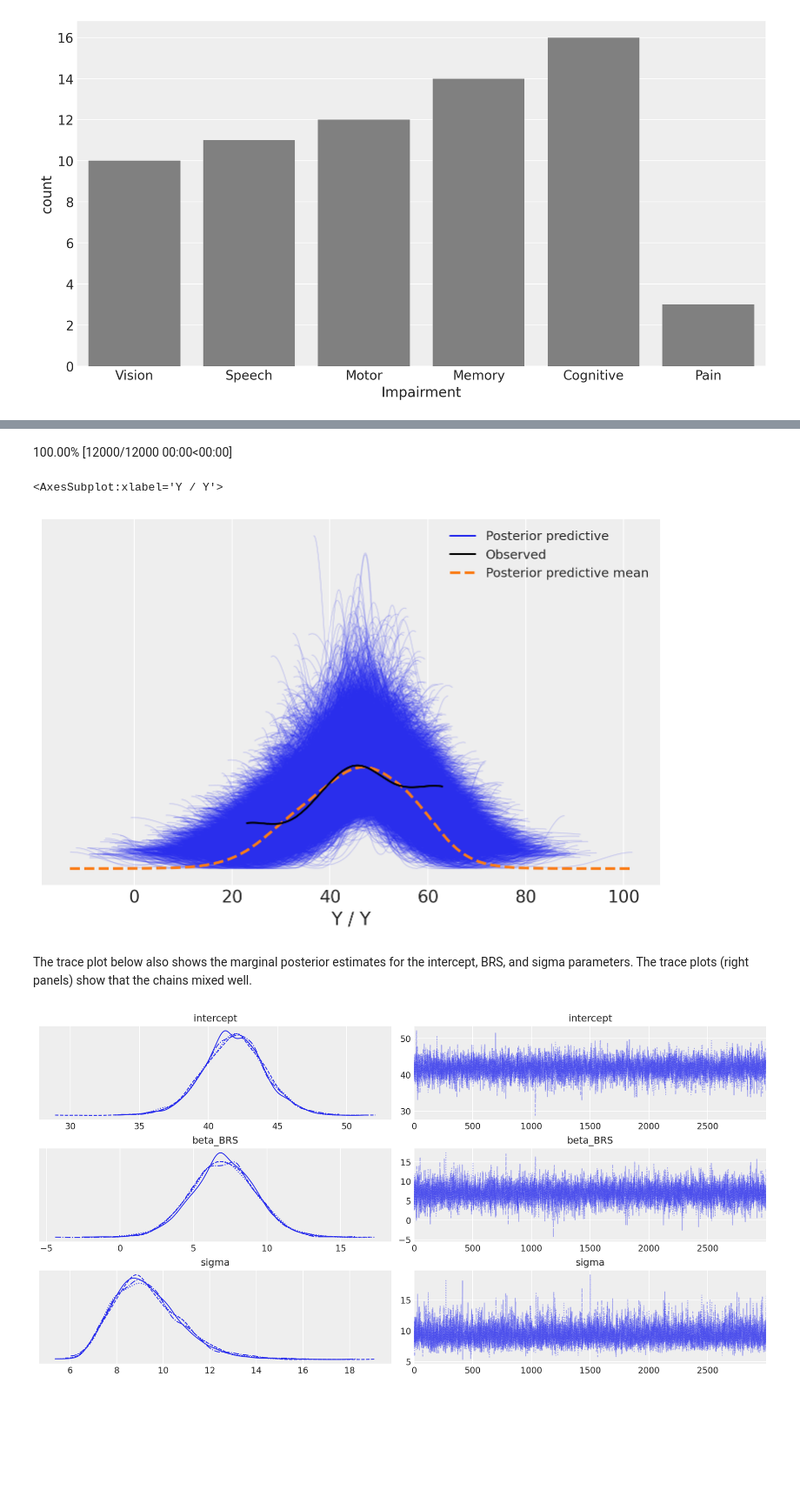
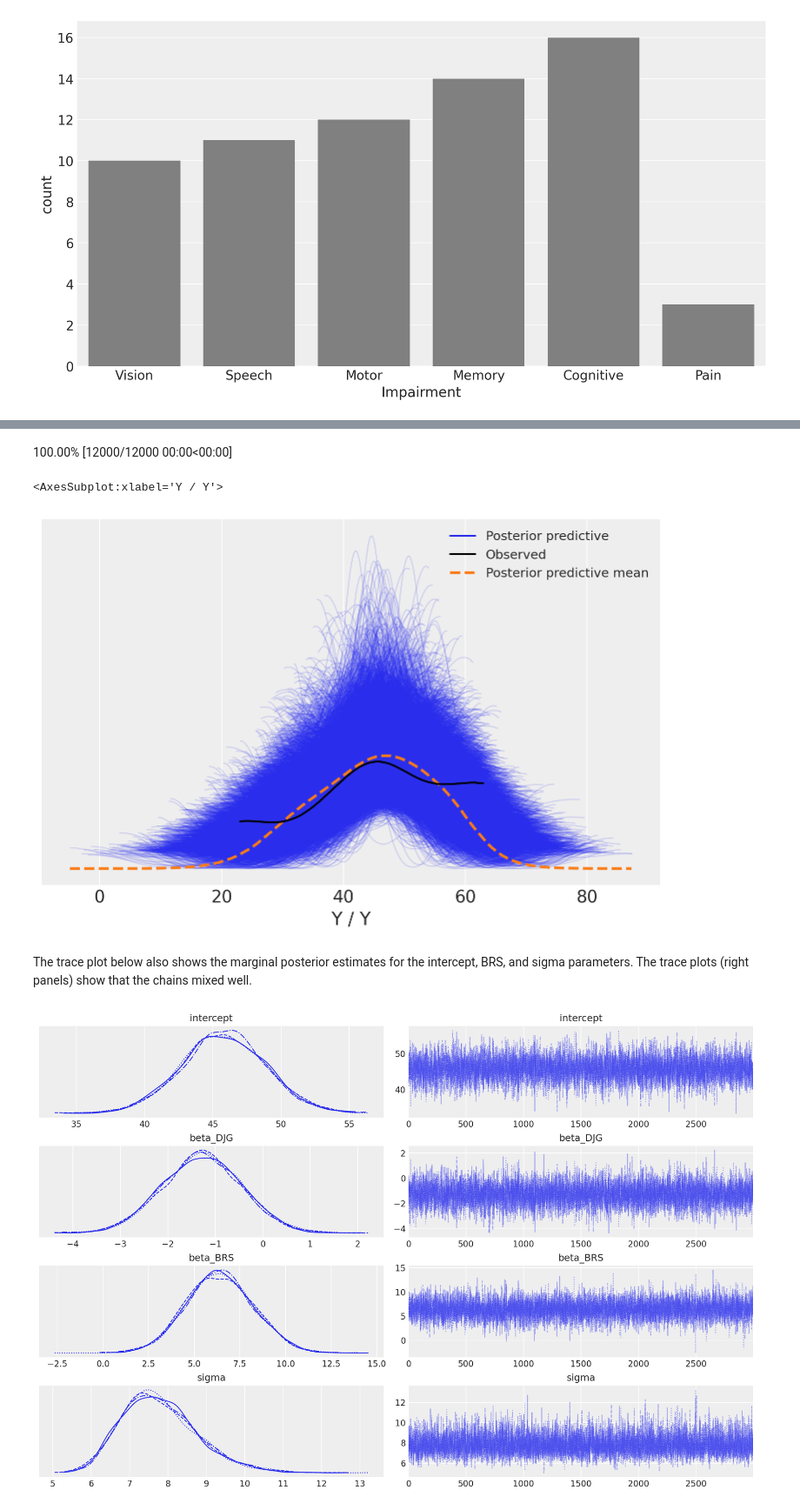
Before and after one commit to gpwilliams/bi_loneliness, a Jupyter notebook: python/analysis.ipynb, the cells around one changed output, grey strips where cells are left out. Shown at 87% size. Saved outputs shown, nothing was run; the diff lists cells and outputs as text; code cells hidden in the pictures; blank space fills up the shorter version.

Commit message:
Update analysis.ipynb
Finalised the code for all model fitting, comparison, and evaluation.

```diff
--- a/python/analysis.ipynb
+++ b/python/analysis.ipynb
@@ -139,0 +38,11 @@ comp_loo
+# %%
+# make the simplex parameters for the DJG data
+X = np.array(dat.DJG.astype(int))
+ncat = len(np.unique(X))
+df = ncat -1
+con_simo = np.ones(df)
+
+Xmo = np.zeros((len(X), ncat), int)
+for ic, i in enumerate(X):
+    if i > 0:
+        Xmo[ic, :i+1] = np.arange(i + 1)
@@ -139,0 +51,2 @@ comp_loo
+# %%
+dat['BRS_cat'] = np.asarray(np.where(dat['BRS'] < 3, -1, 1)) # difference coding
@@ -139,0 +65,14 @@ comp_loo
+# %%
+a = aesara.shared(np.zeros(1,))
+
+with pm.Model() as full_m_model:
+    intercept = pm.Normal('intercept', mu=40., sigma=10.)
+    beta_DJG = pm.Normal('beta_DJG', mu=0., sigma=2.5)
+    beta_BRS = pm.Normal('beta_BRS', mu=0., sigma=10.)
+    sigma = pm.Exponential('sigma', lam=1.)
+    simo_t = pm.Dirichlet('simo', a=con_simo)
+    simo = at.concatenate([a, simo_t])
+
+    mu = intercept + beta_BRS * np.asarray(dat.BRS_cat) + beta_DJG * at.sum(simo[Xmo], axis=1)
+    obs = pm.Normal('Y', mu=mu, sigma=sigma, observed=dat['WEMWBS'].values)
+    full_m_trace = pm.sample(draws = 3000, tune = 3000, chains = 4, return_inferencedata=True)
@@ -139,0 +86,11 @@ comp_loo
+# %%
+with pm.Model() as full_c_model:
+    intercept = pm.Normal('intercept', mu=40., sigma=10.)
+    beta_DJG = pm.Normal('beta_DJG', mu=0., sigma=2.5)
+    beta_BRS = pm.Normal('beta_BRS', mu=0., sigma=10.)
+
+    sigma = pm.Exponential('sigma', lam=1.)
+
+    mu = intercept + beta_DJG * dat['DJG'].astype(float).values + beta_BRS * dat['BRS_cat'].values
+    obs = pm.Normal('Y', mu=mu, sigma=sigma, observed=dat['WEMWBS'].values)
+    full_c_trace = pm.sample(draws = 3000, tune = 3000, chains = 4, return_inferencedata=True)
@@ -229,13 +334,13 @@ Below we show the posterior predictive check for the final, reported model. Here
 # %%
-ppc = pm.sample_posterior_predictive(trace2, model=fit2)
+ppc = pm.sample_posterior_predictive(full_c_trace, model=full_c_model)
 az.plot_ppc(ppc)
 # %% [output]
 100.00% [12000/12000 00:00<00:00]
 <AxesSubplot:xlabel='Y / Y'>
-[figure, old version]
+[figure, new version]
 # %% [markdown]
 The trace plot below also shows the marginal posterior estimates for the intercept, BRS, and sigma parameters. The trace plots (right panels) show that the chains mixed well.
 # %%
-az.plot_trace(trace2);
+az.plot_trace(full_c_trace);
 # %% [output]
-[figure, old version]
+[figure, new version]
```
Also changed, not shown: parts of 51 cells of this notebook.
